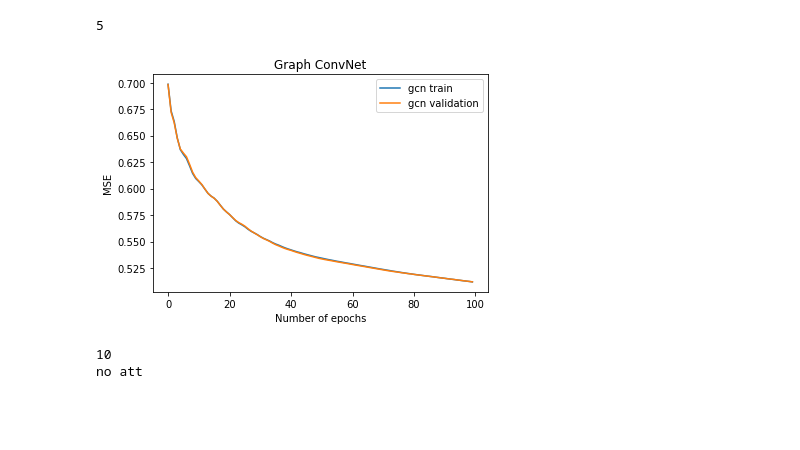
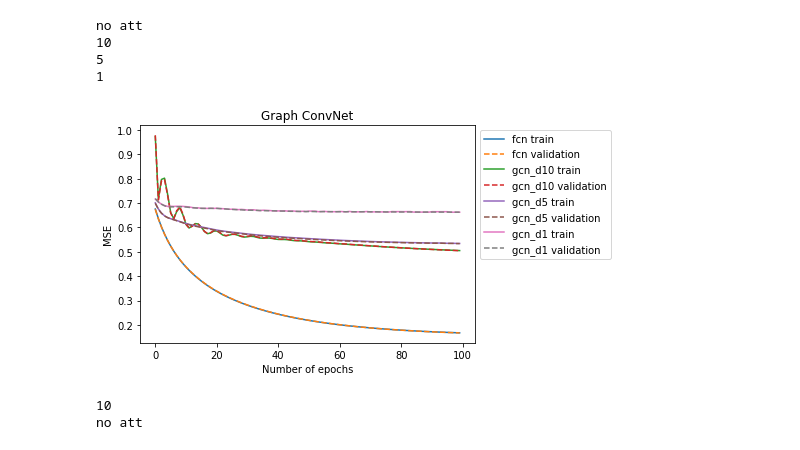
Before and after one commit to florpi/GraphCosmologyNetwork, a Jupyter notebook: outputs/learning_curves/learning_curve_comparison.ipynb, the cells around one changed output. Cells and saved outputs as stored; diff of their text form; code cells hidden in the pictures; blank space fills up the shorter version.

```diff
--- a/outputs/learning_curves/learning_curve_comparison.ipynb
+++ b/outputs/learning_curves/learning_curve_comparison.ipynb
@@ -24,8 +28,15 @@ no att
-# %%
-plot_lc('gcn', 'Graph ConvNet')
-# %% [output]
-5
-[figure, removed]
+# %%
+plot_lc('fcn', 'Fully Connected')
+plot_lc('gcn_d10', 'Graph ConvNet')
+plot_lc('gcn_d5', 'Graph ConvNet')
+plot_lc('gcn_d1', 'Graph ConvNet')
+#plot_lc('gcn_d20', 'Graph ConvNet')
+# %% [output]
+no att
+10
+5
+1
+[figure, added]
 # %%
 plot_lc('gcn_concat', 'Graph ConvNet - concat')
 plot_lc('gcn_sum', 'Graph ConvNet - sum')
```
Also changed, not shown: parts of 3 cells of this notebook, 6 other files.
